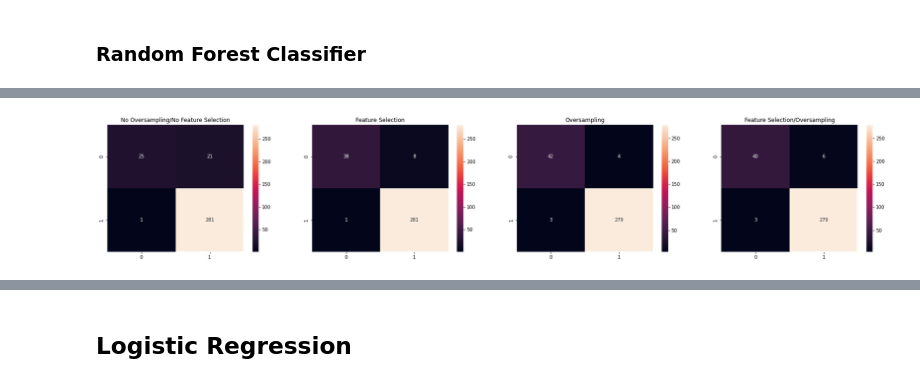
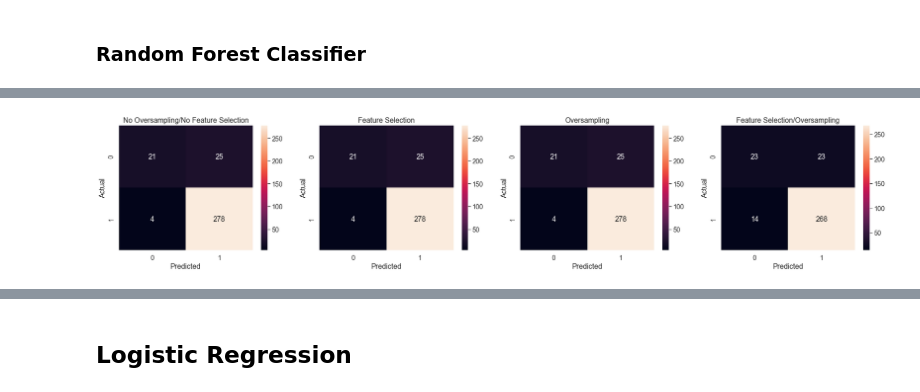
Before and after one commit to Educorreia932/FEUP-AC, a Jupyter notebook: Data Mining Project/notebooks/prediction.ipynb, the cells around one changed output, grey strips where cells are left out. Cells and saved outputs as stored; diff of their text form; code cells hidden in the pictures.

```diff
--- a/Data Mining Project/notebooks/prediction.ipynb
+++ b/Data Mining Project/notebooks/prediction.ipynb
@@ -215,4 +217,4 @@ plotROC([rfc, rfc_fs, rfc_os, rfc_fs_os], train_df, columns_to_drop, target_colu
 # %%
-confMatrix([rfc, rfc_fs, rfc_os, rfc_fs_os], columns_to_drop, target_column, train_df)
+confMatrix([rfc, rfc_fs, rfc_os, rfc_fs_os], columns_to_drop, target_column, train_df, scaler=StandardScaler())
 # %% [output]
-[figure, old version]
+[figure, new version]
```
Also changed, not shown: parts of 27 cells of this notebook, 2 other files.
